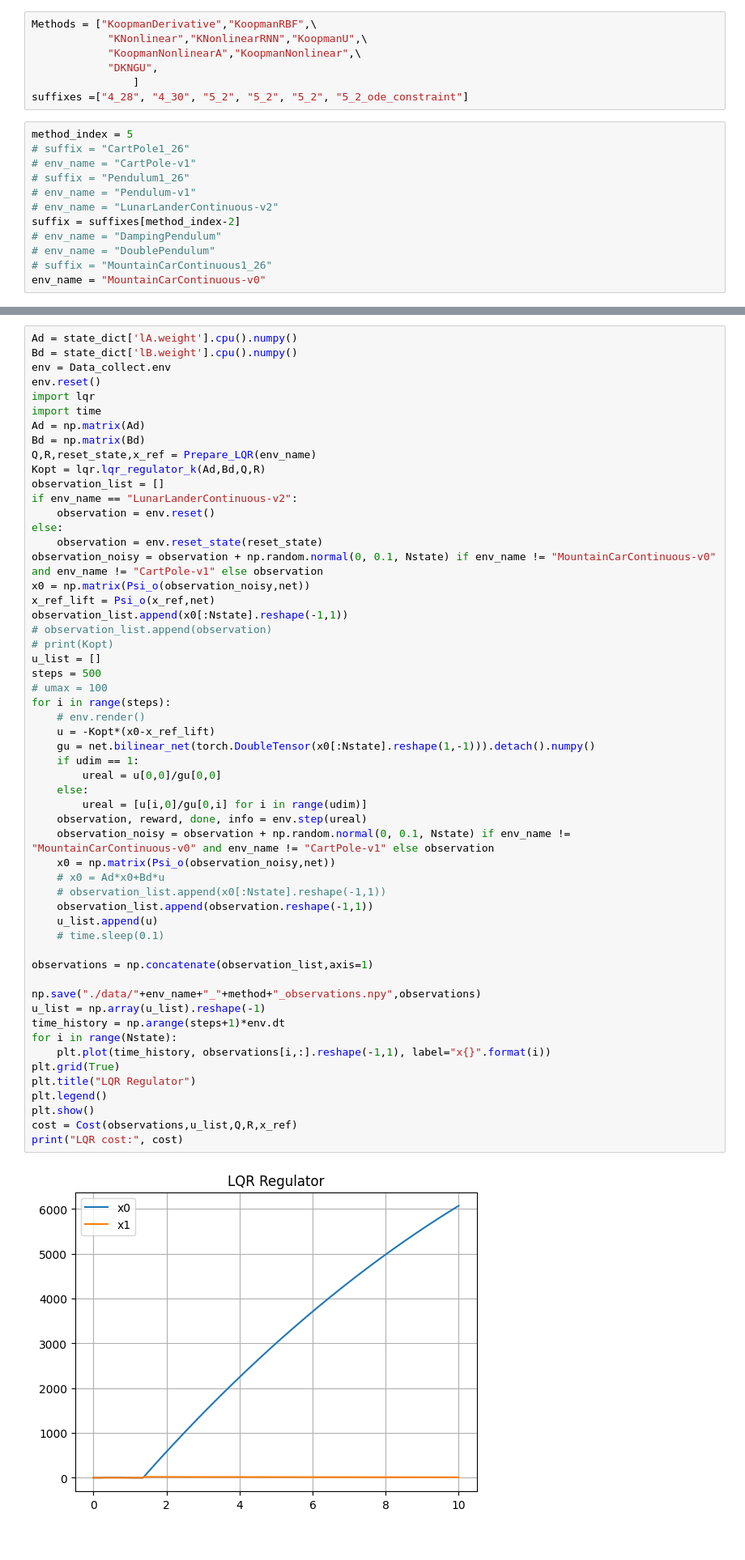
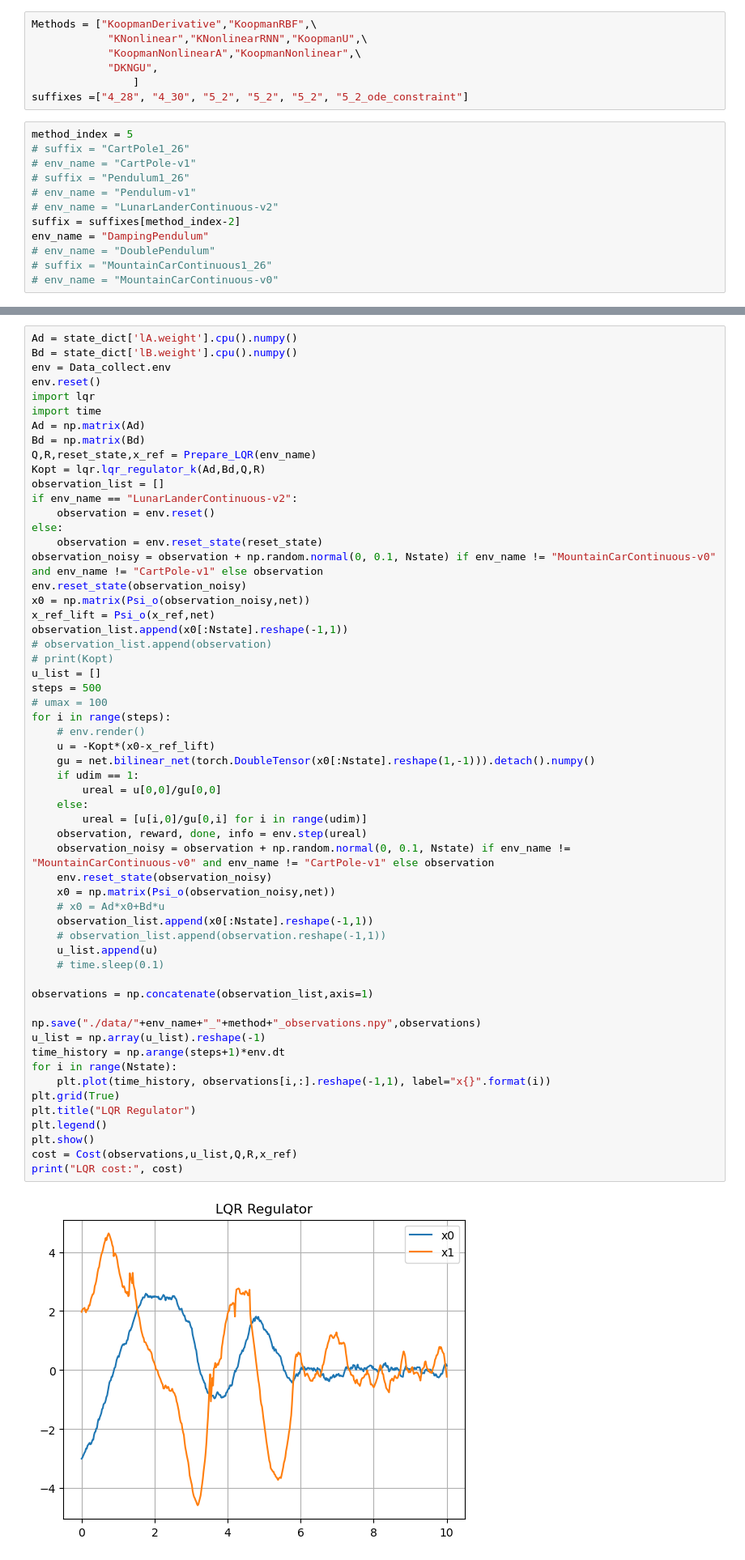
Before and after one commit to xyrrrrrrrr/RKVAE, a Jupyter notebook: control/Control_KoopmanNonlinearA.ipynb, the cells around one changed output, grey strips where cells are left out. Shown at 81% size. Cells and saved outputs as stored; diff of their text form.

```diff
--- a/control/Control_KoopmanNonlinearA.ipynb
+++ b/control/Control_KoopmanNonlinearA.ipynb
@@ -35,10 +35,10 @@ method_index = 5
 # env_name = "Pendulum-v1"
 # env_name = "LunarLanderContinuous-v2"
 suffix = suffixes[method_index-2]
-# env_name = "DampingPendulum"
+env_name = "DampingPendulum"
 # env_name = "DoublePendulum"
 # suffix = "MountainCarContinuous1_26"
-env_name = "MountainCarContinuous-v0"
+# env_name = "MountainCarContinuous-v0"
 # %%
 method = Methods[method_index]
 root_path = "../Data/"+suffix
@@ -341,6 +341,7 @@ if env_name == "LunarLanderContinuous-v2":
 else:
     observation = env.reset_state(reset_state)
 observation_noisy = observation + np.random.normal(0, 0.1, Nstate) if env_name != "MountainCarContinuous-v0" and env_name != "CartPole-v1" else observation
+env.reset_state(observation_noisy)
 x0 = np.matrix(Psi_o(observation_noisy,net))
 x_ref_lift = Psi_o(x_ref,net)
 observation_list.append(x0[:Nstate].reshape(-1,1))
@@ -351,33 +352,34 @@ steps = 500
 # umax = 100
 for i in range(steps):
     # env.render()
     u = -Kopt*(x0-x_ref_lift)
     gu = net.bilinear_net(torch.DoubleTensor(x0[:Nstate].reshape(1,-1))).detach().numpy()
     if udim == 1:
         ureal = u[0,0]/gu[0,0]
     else:
         ureal = [u[i,0]/gu[0,i] for i in range(udim)]
     observation, reward, done, info = env.step(ureal)
     observation_noisy = observation + np.random.normal(0, 0.1, Nstate) if env_name != "MountainCarContinuous-v0" and env_name != "CartPole-v1" else observation
+    env.reset_state(observation_noisy)
     x0 = np.matrix(Psi_o(observation_noisy,net))
     # x0 = Ad*x0+Bd*u
-    # observation_list.append(x0[:Nstate].reshape(-1,1))
-    observation_list.append(observation.reshape(-1,1))
+    observation_list.append(x0[:Nstate].reshape(-1,1))
+    # observation_list.append(observation.reshape(-1,1))
     u_list.append(u)
     # time.sleep(0.1)
 
 observations = np.concatenate(observation_list,axis=1)
 
 np.save("./data/"+env_name+"_"+method+"_observations.npy",observations)
 u_list = np.array(u_list).reshape(-1)
 time_history = np.arange(steps+1)*env.dt
 for i in range(Nstate):
     plt.plot(time_history, observations[i,:].reshape(-1,1), label="x{}".format(i))
 plt.grid(True)
 plt.title("LQR Regulator")
 plt.legend()
 plt.show()
 cost = Cost(observations,u_list,Q,R,x_ref)
 print("LQR cost:", cost)
 # %% [output]
-[figure, old version]
+[figure, new version]
```
Also changed, not shown: parts of 1 cell of this notebook, 9 other files.
